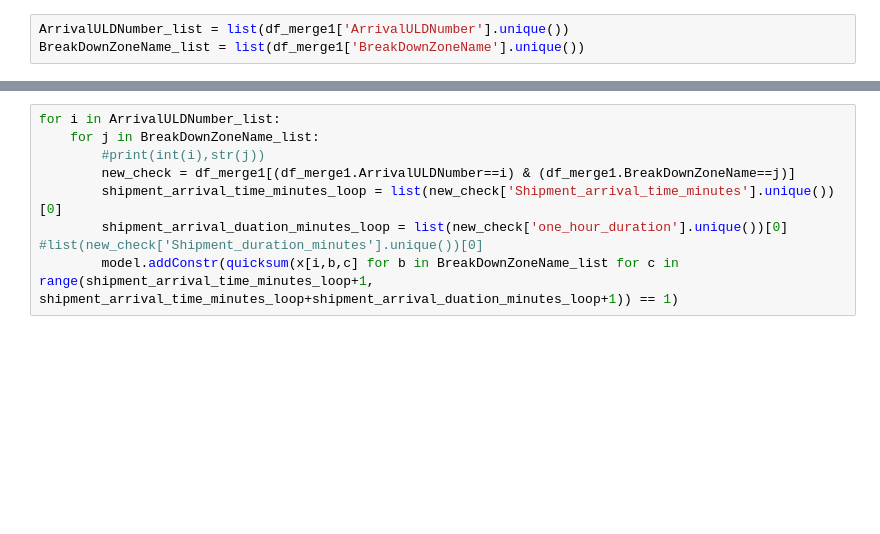
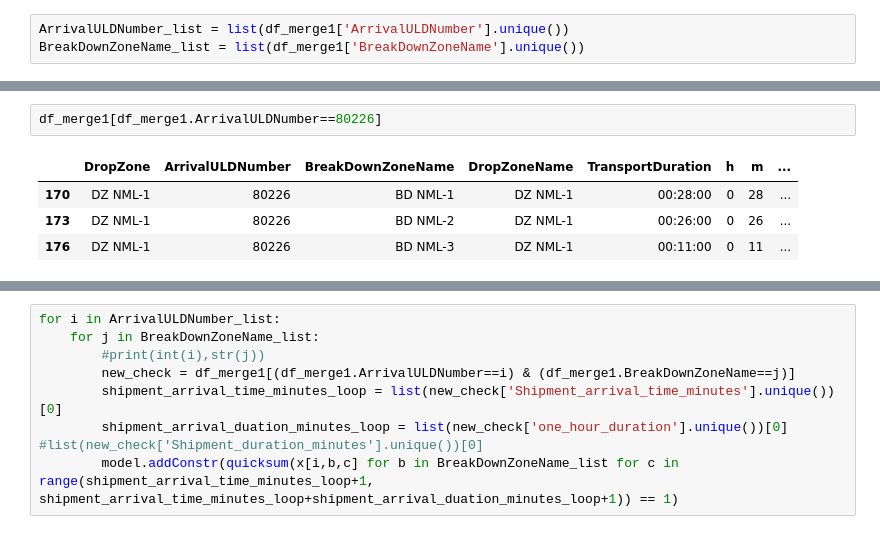
Before and after one commit to zanynik/rwth_opt, a Jupyter notebook: Gurobi - Air_Cargo_Time_Discreate.ipynb, the cells around one changed output, grey strips where cells are left out. Saved outputs shown, nothing was run; the diff lists cells and outputs as text; blank space fills up the shorter version.

```diff
--- a/Gurobi - Air_Cargo_Time_Discreate.ipynb
+++ b/Gurobi - Air_Cargo_Time_Discreate.ipynb
@@ -179,0 +400,7 @@ for i in ArrivalULDNumber_list:
+# %%
+df_merge1[df_merge1.ArrivalULDNumber==80226]
+# %% [output]
+|  | DropZone | ArrivalULDNumber | BreakDownZoneName | DropZoneName | TransportDuration | h | m | ... |
+| 170 | DZ NML-1 | 80226 | BD NML-1 | DZ NML-1 | 00:28:00 | 0 | 28 | ... |
+| 173 | DZ NML-1 | 80226 | BD NML-2 | DZ NML-1 | 00:26:00 | 0 | 26 | ... |
+| 176 | DZ NML-1 | 80226 | BD NML-3 | DZ NML-1 | 00:11:00 | 0 | 11 | ... |
```
Also changed, not shown: parts of 59 cells of this notebook.
